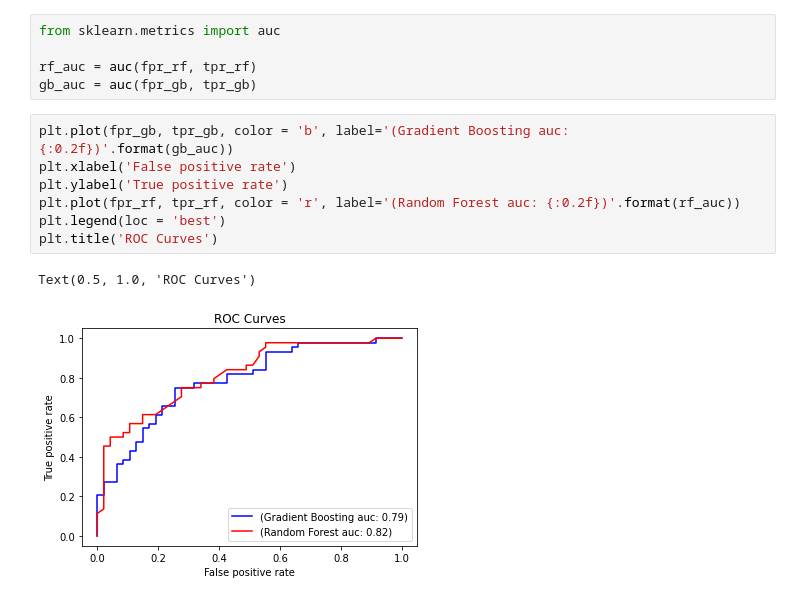
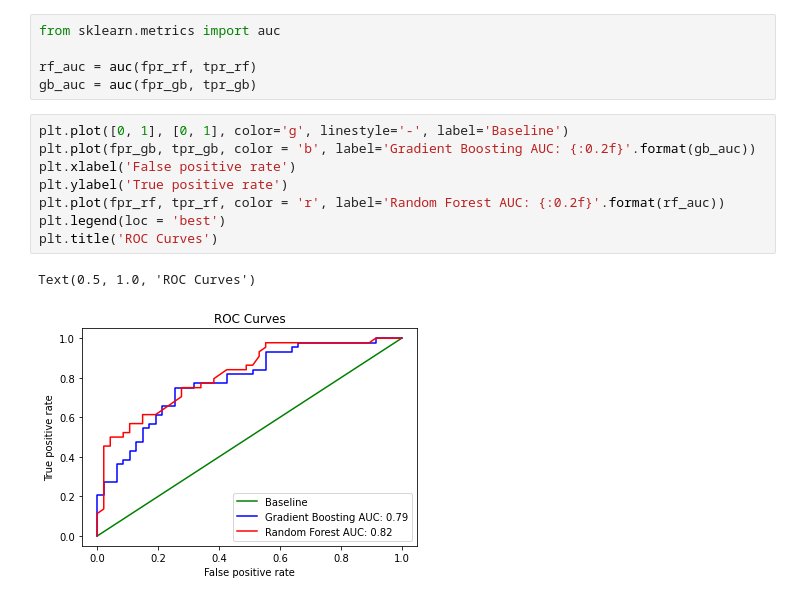
Before and after one commit to blessjal/practicums, a Jupyter notebook: heart_neural_nets.ipynb, the cells around one changed output. Saved outputs shown, nothing was run; the diff lists cells and outputs as text.

```diff
--- a/heart_neural_nets.ipynb
+++ b/heart_neural_nets.ipynb
@@ -393,12 +389,13 @@ from sklearn.metrics import auc
 rf_auc = auc(fpr_rf, tpr_rf)
 gb_auc = auc(fpr_gb, tpr_gb)
 # %%
-plt.plot(fpr_gb, tpr_gb, color = 'b', label='(Gradient Boosting auc: {:0.2f})'.format(gb_auc))
+plt.plot([0, 1], [0, 1], color='g', linestyle='-', label='Baseline')
+plt.plot(fpr_gb, tpr_gb, color = 'b', label='Gradient Boosting AUC: {:0.2f}'.format(gb_auc))
 plt.xlabel('False positive rate')
 plt.ylabel('True positive rate')
-plt.plot(fpr_rf, tpr_rf, color = 'r', label='(Random Forest auc: {:0.2f})'.format(rf_auc))
+plt.plot(fpr_rf, tpr_rf, color = 'r', label='Random Forest AUC: {:0.2f}'.format(rf_auc))
 plt.legend(loc = 'best')
 plt.title('ROC Curves')
 # %% [output]
 Text(0.5, 1.0, 'ROC Curves')
-[figure, old version]
+[figure, new version]
```
Also changed, not shown: parts of 2 cells of this notebook.
